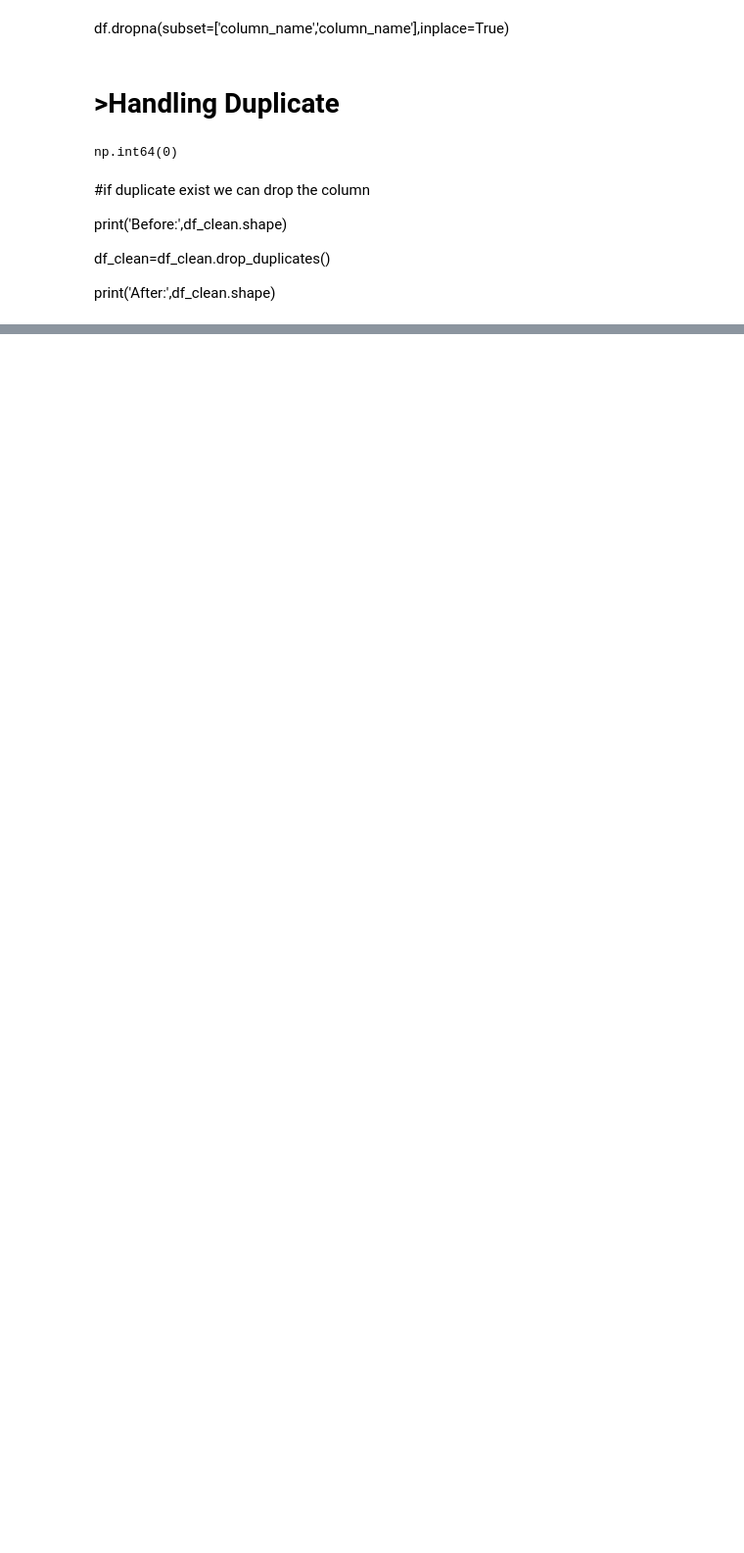
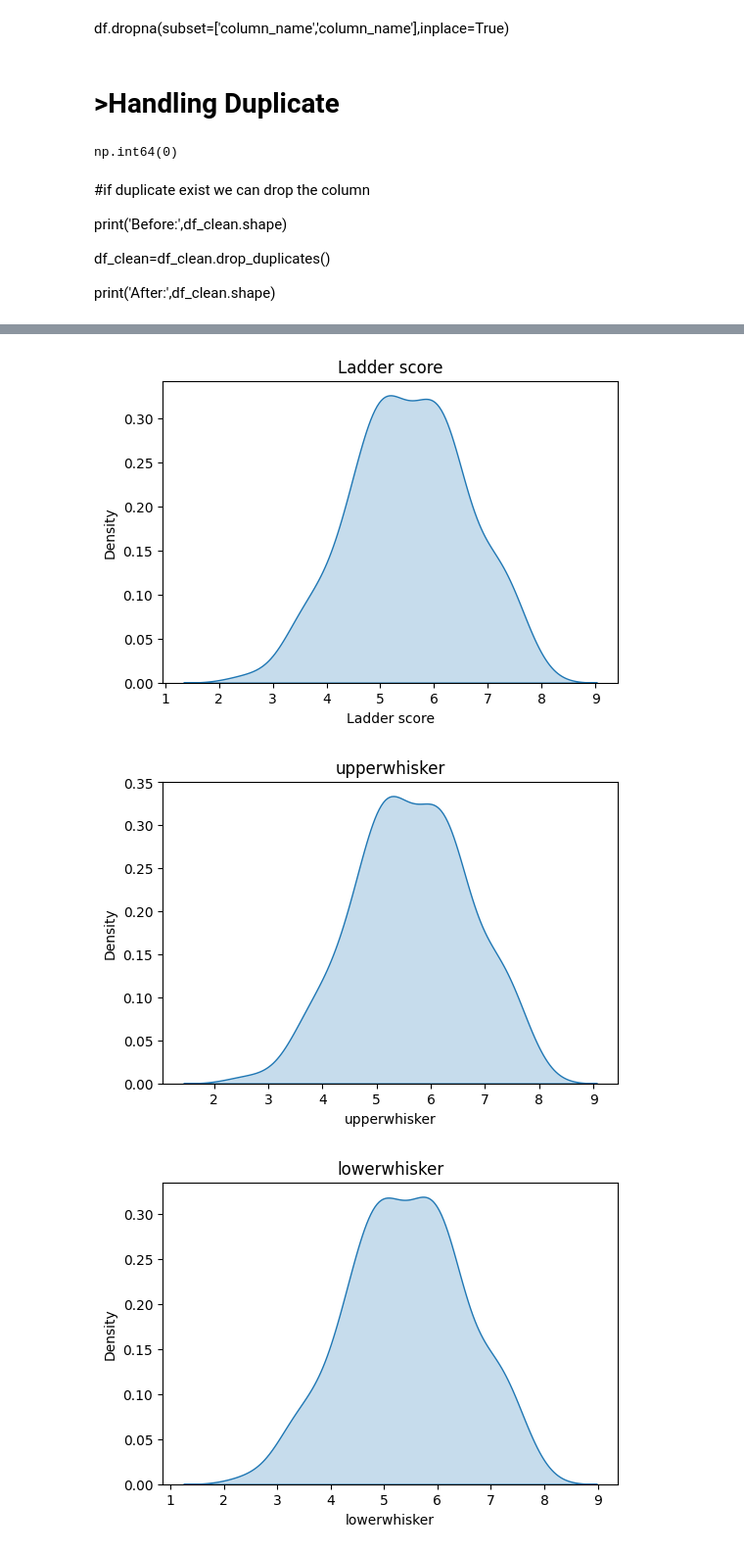
Before and after one commit to basilathasneemck-eng/World-Happiness-Record-2021--Data-Analysis, a Jupyter notebook: project.ipynb, the cells around one changed output, grey strips where cells are left out. Shown at 98% size. Cells and saved outputs as stored; diff of their text form; code cells hidden in the pictures; blank space fills up the shorter version.

```diff
--- a/project.ipynb
+++ b/project.ipynb
@@ -507,0 +731,10 @@ print('After:',df_clean.shape)
+# %%
+for col in df_num.columns:
+    plt.figure(figsize=(6,4))
+    sns.kdeplot(df_num[col],fill=True)
+    plt.title(col)
+    plt.show()
+# %% [output]
+[figure, added]
+[figure, added]
+[figure, added]
```
Also changed, not shown: parts of 115 cells of this notebook.
